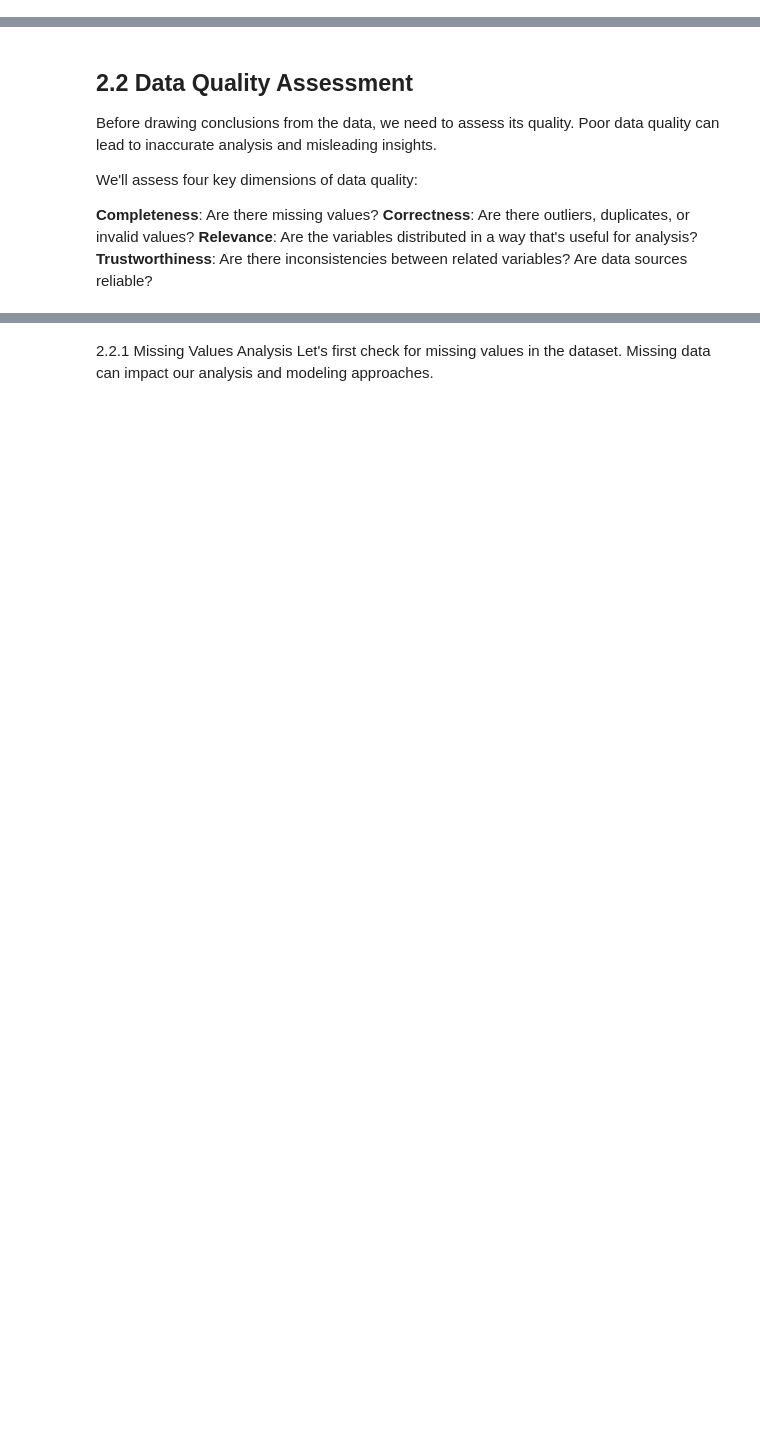
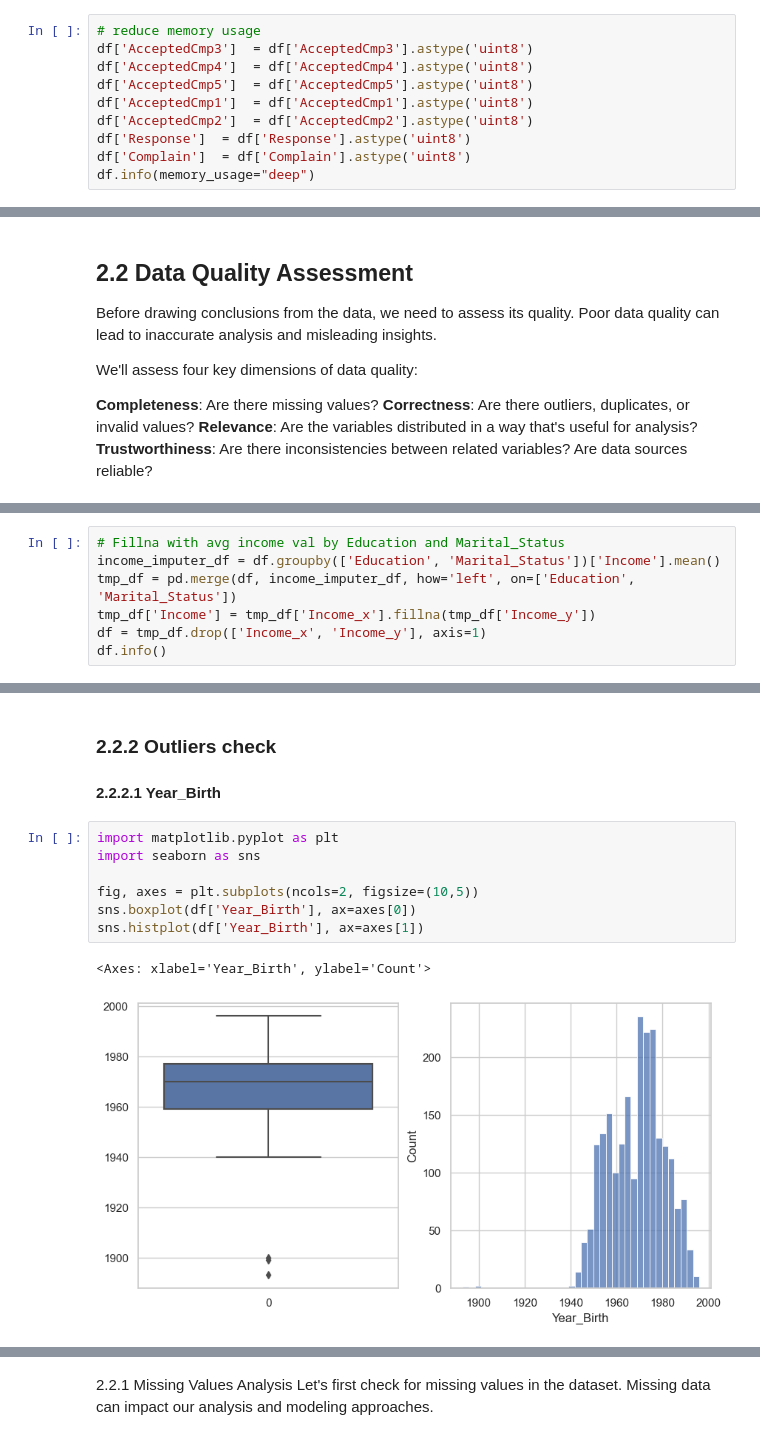
Before and after one commit to annapoltavets/ml-and-engineering-docs, a Jupyter notebook: caltech/module2-statistics/marketing_campaign/Marketing_EDA.ipynb, the cells around one changed output, grey strips where cells are left out. Saved outputs shown, nothing was run; the diff lists cells and outputs as text; blank space fills up the shorter version.

```diff
--- a/caltech/module2-statistics/marketing_campaign/Marketing_EDA.ipynb
+++ b/caltech/module2-statistics/marketing_campaign/Marketing_EDA.ipynb
@@ -168,0 +169,10 @@ Statistical analysis:
+# %%
+# reduce memory usage
+df['AcceptedCmp3']  = df['AcceptedCmp3'].astype('uint8')
+df['AcceptedCmp4']  = df['AcceptedCmp4'].astype('uint8')
+df['AcceptedCmp5']  = df['AcceptedCmp5'].astype('uint8')
+df['AcceptedCmp1']  = df['AcceptedCmp1'].astype('uint8')
+df['AcceptedCmp2']  = df['AcceptedCmp2'].astype('uint8')
+df['Response']  = df['Response'].astype('uint8')
+df['Complain']  = df['Complain'].astype('uint8')
+df.info(memory_usage="deep")
@@ -239,0 +233,7 @@ print(pd.__version__)
+# %%
+# Fillna with avg income val by Education and Marital_Status
+income_imputer_df = df.groupby(['Education', 'Marital_Status'])['Income'].mean()
+tmp_df = pd.merge(df, income_imputer_df, how='left', on=['Education', 'Marital_Status'])
+tmp_df['Income'] = tmp_df['Income_x'].fillna(tmp_df['Income_y'])
+df = tmp_df.drop(['Income_x', 'Income_y'], axis=1)
+df.info()
@@ -239,0 +258,14 @@ print(pd.__version__)
+# %% [markdown]
+### 2.2.2 Outliers check
+
+#### 2.2.2.1 Year_Birth
+# %%
+import matplotlib.pyplot as plt
+import seaborn as sns
+
+fig, axes = plt.subplots(ncols=2, figsize=(10,5))
+sns.boxplot(df['Year_Birth'], ax=axes[0])
+sns.histplot(df['Year_Birth'], ax=axes[1])
+# %% [output]
+<Axes: xlabel='Year_Birth', ylabel='Count'>
+[figure, added]
```
Also changed, not shown: parts of 34 cells of this notebook.
